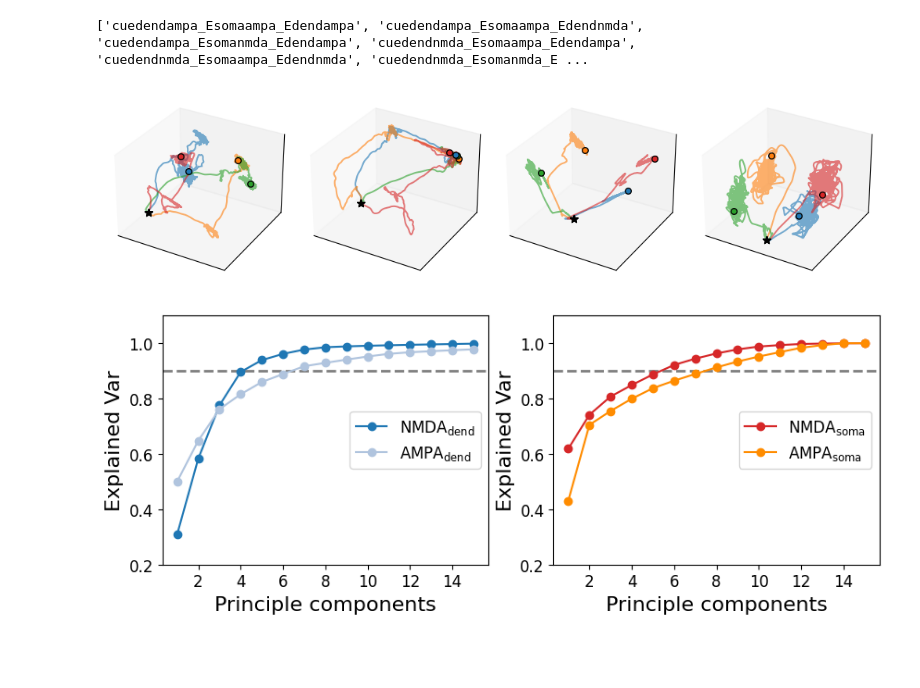
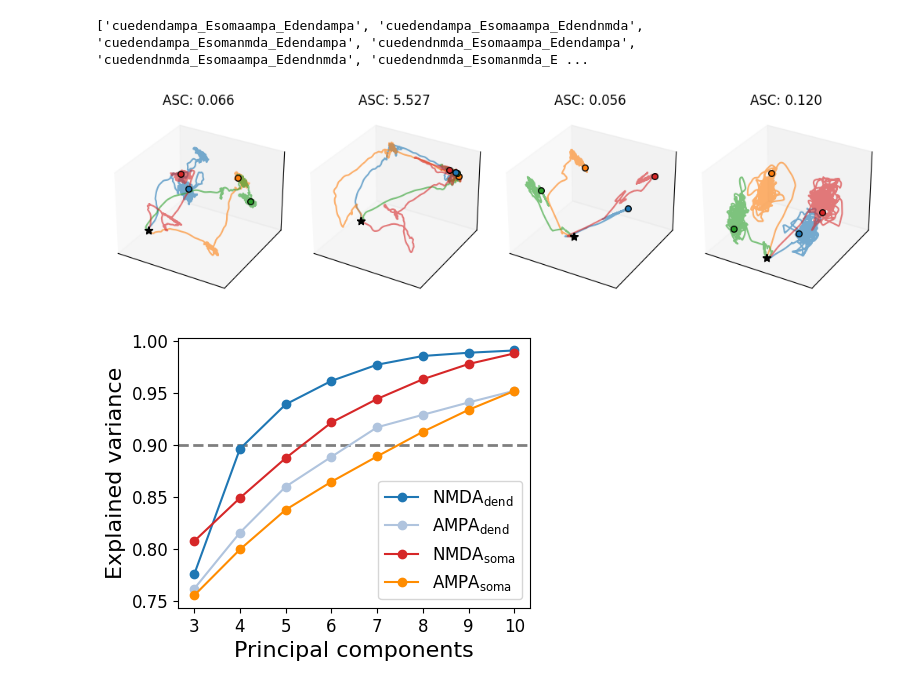
Before and after one commit to ntolley/dendractor, a Jupyter notebook: figures/plot_memory_pca_trajectory.ipynb, the cells around one changed output. Drawn from its saved outputs; the diff is of its cells as text; code cells hidden in the pictures; blank space fills up the shorter version.

```diff
--- a/figures/plot_memory_pca_trajectory.ipynb
+++ b/figures/plot_memory_pca_trajectory.ipynb
@@ -205,40 +207,52 @@ input_names = ['(-1,-1)', '(1,1)', '(-1,1)', '(1,-1)']
 ticksize = 11
 labelsize = 15
 
 cue_idx = 1000
 dim1, dim2, dim3 = 0,1,2
 
 alpha=0.6
 
-fig = plt.figure(figsize=(10,4), constrained_layout=True)
+fig = plt.figure(figsize=(10,4.5), constrained_layout=True)
 sim_idx1, sim_idx2, sim_idx3, sim_idx4 = 0, 1, 2, 3
 
 config_list = [
     'cuedendnmda_Esomaampa_Edendampa',
     'cuedendampa_Esomaampa_Edendampa',
     'cuesomanmda_Esomaampa_Edendampa',
     'cuesomaampa_Esomaampa_Edendampa',
     ]
 
 pca_dict = dict()
+cluster_dict = dict()
 for plot_idx, name in enumerate(config_list):
     points1, points2, points3, points4, pca = get_pca_points(name, sim_idx1, sim_idx2, sim_idx3, sim_idx4)
     ax1 = fig.add_subplot(1,4,plot_idx+1, projection='3d')
     make_trajectory_figure(points1, points2, points3, points4, 0, cue_idx+2999, ax1, dim1, dim2, dim3,
                         color1='C0', color2='C1', color3='C2', color4='C3',
                         label1=input_names[sim_idx1], label2=input_names[sim_idx2], label3=input_names[sim_idx3], label4=input_names[sim_idx4],
                         alpha=alpha)
 
     pca_dict[name] = pca
 
+    num_end_samples = 2000
+
+    cluster_dict[name] = [points1[-num_end_samples:,:3], points2[-num_end_samples:,:3],
+                          points3[-num_end_samples:,:3,], points4[-num_end_samples:,:3]]
+    cluster_median = np.median(cluster_dict[name], axis=(1))
+    dist = np.mean(cdist(cluster_median, cluster_median))
+    cluster_var = np.mean(np.std(cluster_dict[name], axis=1))
+
+    attractor_strength = cluster_var / dist
+    plt.title(f'ASC: {attractor_strength:.3f}')
+
 figure_path = '/users/ntolley/data/ntolley/dendractor/memory_permutations/figures'
-plt.savefig(f'{figure_path}/memory_trajectory_panels.svg')
+plt.savefig(f'{figure_path}/memory_trajectory_panels_v2.svg')
 # %% [output]
-[figure, old version]
+[figure, new version]
 # %%
 plot_groups = [
-        ['cuedendnmda_Esomaampa_Edendampa', 'cuedendampa_Esomaampa_Edendampa'],
-        ['cuesomanmda_Esomaampa_Edendampa', 'cuesomaampa_Esomaampa_Edendampa']]
+        ['cuedendnmda_Esomaampa_Edendampa', 'cuedendampa_Esomaampa_Edendampa',
+         'cuesomanmda_Esomaampa_Edendampa', 'cuesomaampa_Esomaampa_Edendampa']]
 
 color_dict = {
         'cuedendnmda_Esomaampa_Edendampa': 'C0',
@@ -267,19 +281,19 @@ for plot_idx, group in enumerate(plot_groups):
         explained_var = np.cumsum(pca_dict[name].explained_variance_ratio_)
         color = color_dict[name]
 
-        num_components = 15
-        plt.plot(np.arange(1, num_components+1), explained_var[:num_components], color=color, marker='o', label=legend_dict[name])
+        num_components = 10
+        plt.plot(np.arange(3, num_components+1), explained_var[2:num_components], color=color, marker='o', label=legend_dict[name])
 
-        plt.xlabel('Principle components', fontsize=labelsize)
-        plt.ylabel('Explained Var', fontsize=labelsize)
+        plt.xlabel('Principal components', fontsize=labelsize)
+        plt.ylabel('Explained variance', fontsize=labelsize)
 
         plt.xticks(fontsize=ticksize)
         plt.yticks(fontsize=ticksize)
-        plt.ylim(0.2, 1.1)
-        plt.legend(fontsize=legendsize, loc='center right')
+        # plt.ylim(0.2, 1.1)
+        plt.legend(fontsize=legendsize, loc='lower right')
     plt.axhline(0.9, color='k', alpha=0.5, linewidth=2, linestyle='--', zorder=-2)
 
 figure_path = '/users/ntolley/data/ntolley/dendractor/memory_permutations/figures'
-plt.savefig(f'{figure_path}/memory_trajectory_expvar.svg')
+plt.savefig(f'{figure_path}/memory_trajectory_expvar_v2.svg')
 # %% [output]
-[figure, old version]
+[figure, new version]
```
Also changed, not shown: parts of 2 cells of this notebook, 11 other files.
